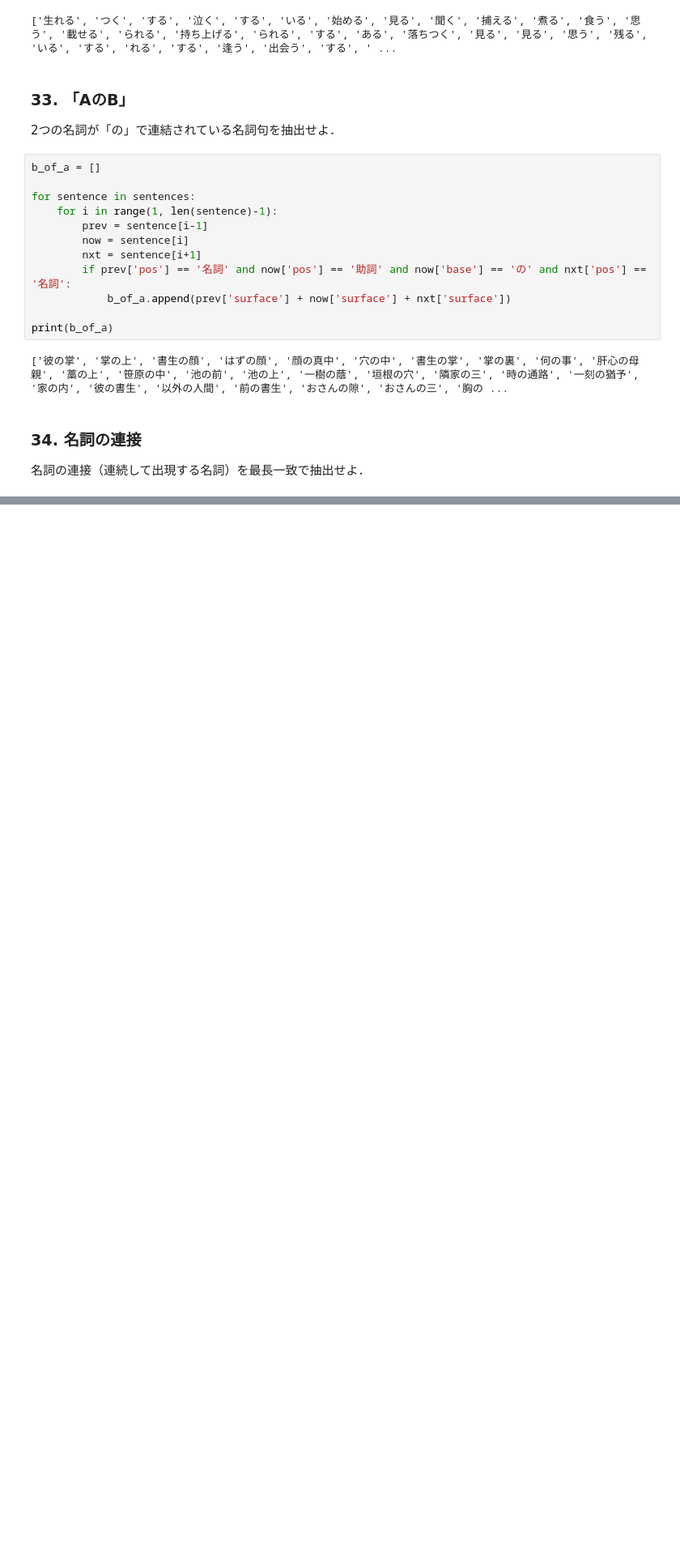
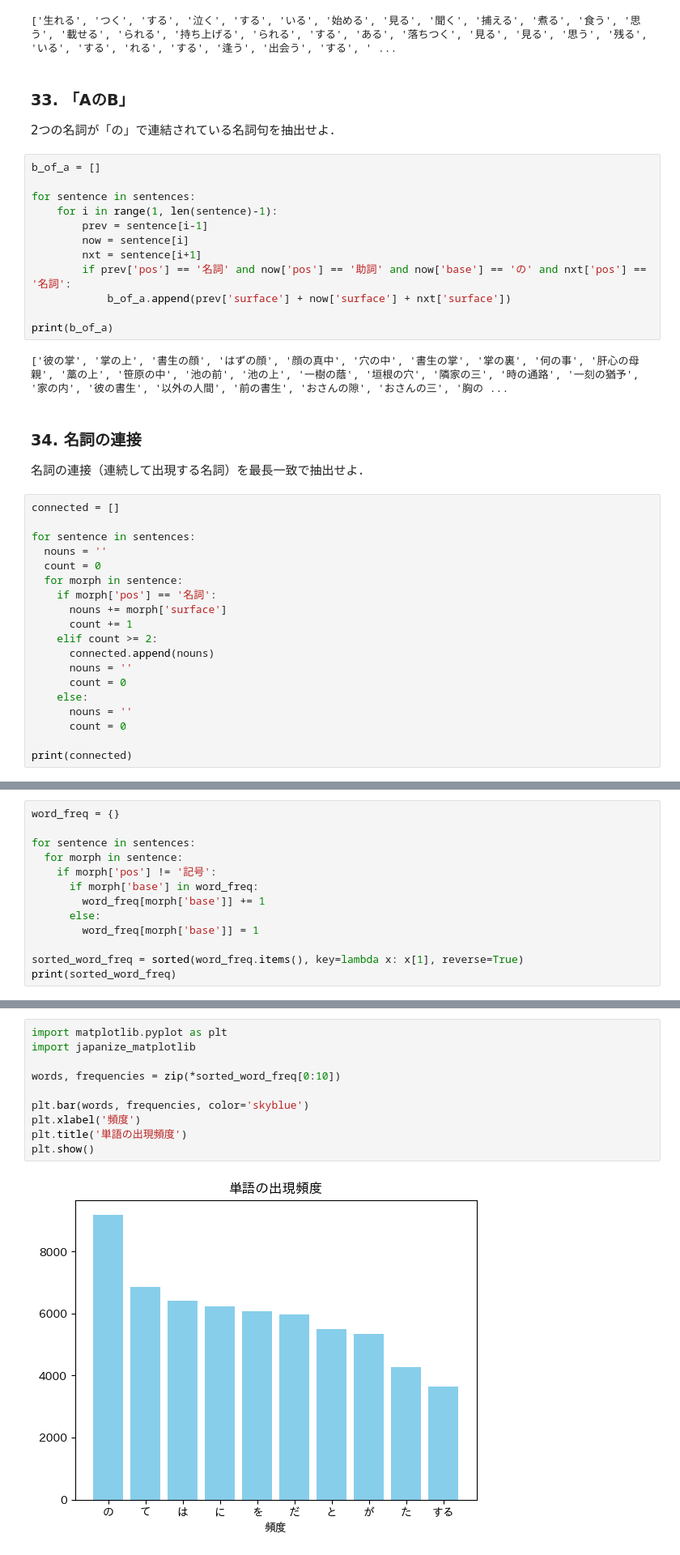
Before and after one commit to ad-sho-loko/nlp100, a Jupyter notebook: chapter4.ipynb, the cells around one changed output, grey strips where cells are left out. Shown: that part at 81% size. Cells and saved outputs as stored; diff of their text form; blank space fills up the shorter version.

```diff
--- a/chapter4.ipynb
+++ b/chapter4.ipynb
@@ -108,3 +108,22 @@ print(b_of_a)
 # %% [markdown]
 ### 34. 名詞の連接
 名詞の連接（連続して出現する名詞）を最長一致で抽出せよ．
+# %%
+connected = []
+
+for sentence in sentences:
+  nouns = ''
+  count = 0
+  for morph in sentence:
+    if morph['pos'] == '名詞':
+      nouns += morph['surface']
+      count += 1
+    elif count >= 2:
+      connected.append(nouns)
+      nouns = ''
+      count = 0
+    else:
+      nouns = ''
+      count = 0
+
+print(connected)
@@ -110,0 +135,13 @@ print(b_of_a)
+# %%
+word_freq = {}
+
+for sentence in sentences:
+  for morph in sentence:
+    if morph['pos'] != '記号':
+      if morph['base'] in word_freq:
+        word_freq[morph['base']] += 1
+      else:
+        word_freq[morph['base']] = 1
+
+sorted_word_freq = sorted(word_freq.items(), key=lambda x: x[1], reverse=True)
+print(sorted_word_freq)
@@ -110,0 +169,12 @@ print(b_of_a)
+# %%
+import matplotlib.pyplot as plt
+import japanize_matplotlib
+
+words, frequencies = zip(*sorted_word_freq[0:10])
+
+plt.bar(words, frequencies, color='skyblue')
+plt.xlabel('頻度')
+plt.title('単語の出現頻度')
+plt.show()
+# %% [output]
+[figure, added]
```
Also changed, not shown: parts of 10 cells of this notebook.
